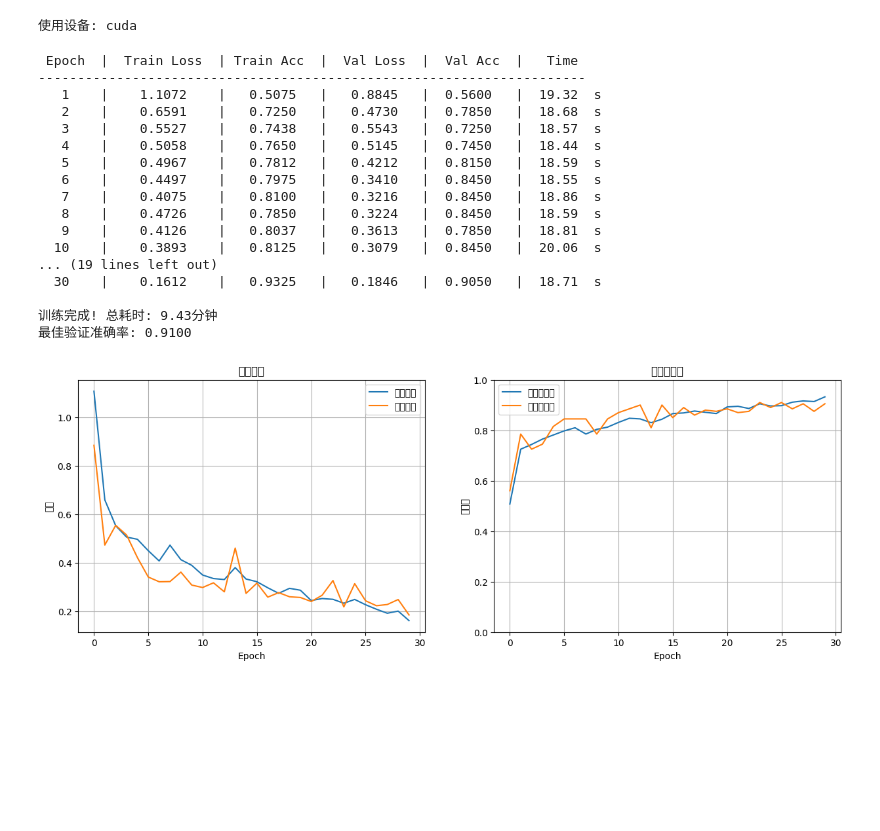
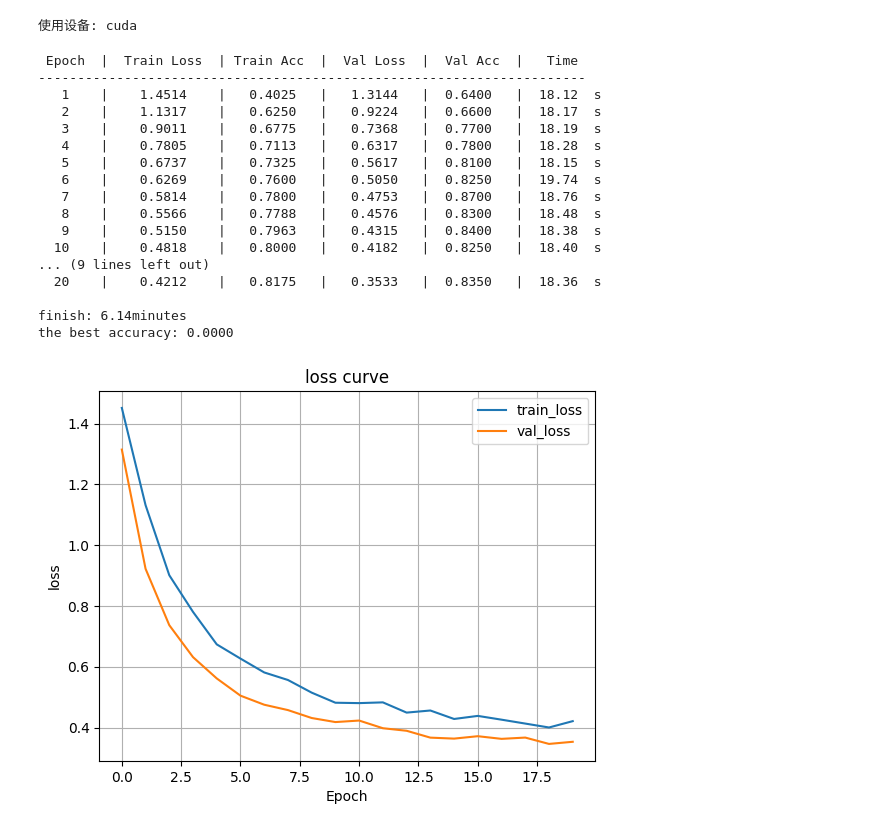
Before and after one commit to buy0range/code_internship, a Jupyter notebook: DL/CNN.ipynb, the cells around one changed output. Saved outputs shown, nothing was run; the diff lists cells and outputs as text; code cells hidden in the pictures; blank space fills up the shorter version.

```diff
--- a/DL/CNN.ipynb
+++ b/DL/CNN.ipynb
@@ -88,7 +88,7 @@ class AspectAwareCNN(nn.Module):
 # 初始化模型
 model = AspectAwareCNN().to(device)
 criterion = nn.CrossEntropyLoss()
-optimizer = optim.Adam(model.parameters(), lr=0.0005)
+optimizer = optim.Adam(model.parameters(), lr=0.00002)
 # %%
 # 训练函数
 def train(model, loader, optimizer, criterion):
@@ -145,7 +145,7 @@ val_accs = []
 best_acc = 0.0
 # %%
 # 训练循环
-num_epochs = 30
+num_epochs = 20
 start_time = time.time()
 
 print(f"{'Epoch':^7} | {'Train Loss':^12} | {'Train Acc':^10} | {'Val Loss':^10} | {'Val Acc':^9} | {'Time':^9}")
@@ -164,10 +164,6 @@ for epoch in range(num_epochs):
     val_losses.append(val_loss)
     val_accs.append(val_acc)
 
-    # 保存最佳模型
-    if val_acc > best_acc:
-        best_acc = val_acc
-        torch.save(model.state_dict(), 'results/best_model.pth')
 
     epoch_time = time.time() - epoch_start
 
@@ -176,49 +172,36 @@ for epoch in range(num_epochs):
           f"{val_loss:^10.4f} | {val_acc:^9.4f} | {epoch_time:^8.2f}s")
 
 total_time = time.time() - start_time
-print(f"\n训练完成! 总耗时: {total_time/60:.2f}分钟")
-print(f"最佳验证准确率: {best_acc:.4f}")
+print(f"\nfinish: {total_time/60:.2f}minutes")
+print(f"the best accuracy: {best_acc:.4f}")
 # %% [output]
  Epoch  |  Train Loss  | Train Acc  |  Val Loss  |  Val Acc  |   Time
 ----------------------------------------------------------------------
-   1    |    1.1072    |   0.5075   |   0.8845   |  0.5600   |  19.32  s
-   2    |    0.6591    |   0.7250   |   0.4730   |  0.7850   |  18.68  s
-   3    |    0.5527    |   0.7438   |   0.5543   |  0.7250   |  18.57  s
-   4    |    0.5058    |   0.7650   |   0.5145   |  0.7450   |  18.44  s
-   5    |    0.4967    |   0.7812   |   0.4212   |  0.8150   |  18.59  s
-   6    |    0.4497    |   0.7975   |   0.3410   |  0.8450   |  18.55  s
-   7    |    0.4075    |   0.8100   |   0.3216   |  0.8450   |  18.86  s
-   8    |    0.4726    |   0.7850   |   0.3224   |  0.8450   |  18.59  s
-   9    |    0.4126    |   0.8037   |   0.3613   |  0.7850   |  18.81  s
-  10    |    0.3893    |   0.8125   |   0.3079   |  0.8450   |  20.06  s
-... (19 lines left out)
-  30    |    0.1612    |   0.9325   |   0.1846   |  0.9050   |  18.71  s
+   1    |    1.4514    |   0.4025   |   1.3144   |  0.6400   |  18.12  s
+   2    |    1.1317    |   0.6250   |   0.9224   |  0.6600   |  18.17  s
+   3    |    0.9011    |   0.6775   |   0.7368   |  0.7700   |  18.19  s
+   4    |    0.7805    |   0.7113   |   0.6317   |  0.7800   |  18.28  s
+   5    |    0.6737    |   0.7325   |   0.5617   |  0.8100   |  18.15  s
+   6    |    0.6269    |   0.7600   |   0.5050   |  0.8250   |  19.74  s
+   7    |    0.5814    |   0.7800   |   0.4753   |  0.8700   |  18.76  s
+   8    |    0.5566    |   0.7788   |   0.4576   |  0.8300   |  18.48  s
+   9    |    0.5150    |   0.7963   |   0.4315   |  0.8400   |  18.38  s
+  10    |    0.4818    |   0.8000   |   0.4182   |  0.8250   |  18.40  s
+... (9 lines left out)
+  20    |    0.4212    |   0.8175   |   0.3533   |  0.8350   |  18.36  s
 
-训练完成! 总耗时: 9.43分钟
-最佳验证准确率: 0.9100
+finish: 6.14minutes
+the best accuracy: 0.0000
 # %%
 # 绘制训练曲线
-plt.figure(figsize=(15, 5))
 
 # 损失曲线
-plt.subplot(1, 2, 1)
-plt.plot(train_losses, label='训练损失')
-plt.plot(val_losses, label='验证损失')
-plt.title('损失曲线')
+plt.plot(train_losses, label='train_loss')
+plt.plot(val_losses, label='val_loss')
+plt.title('loss curve')
 plt.xlabel('Epoch')
-plt.ylabel('损失')
+plt.ylabel('loss')
 plt.legend()
 plt.grid(True)
-
-# 准确率曲线
-plt.subplot(1, 2, 2)
-plt.plot(train_accs, label='训练准确率')
-plt.plot(val_accs, label='验证准确率')
-plt.title('准确率曲线')
-plt.xlabel('Epoch')
-plt.ylabel('准确率')
-plt.ylim(0, 1)  # 设置y轴范围0-1
-plt.legend()
-plt.grid(True)
 # %% [output]
-[figure, old version]
+[figure, new version]
```
Also changed, not shown: parts of 4 cells of this notebook, 7 other files.
